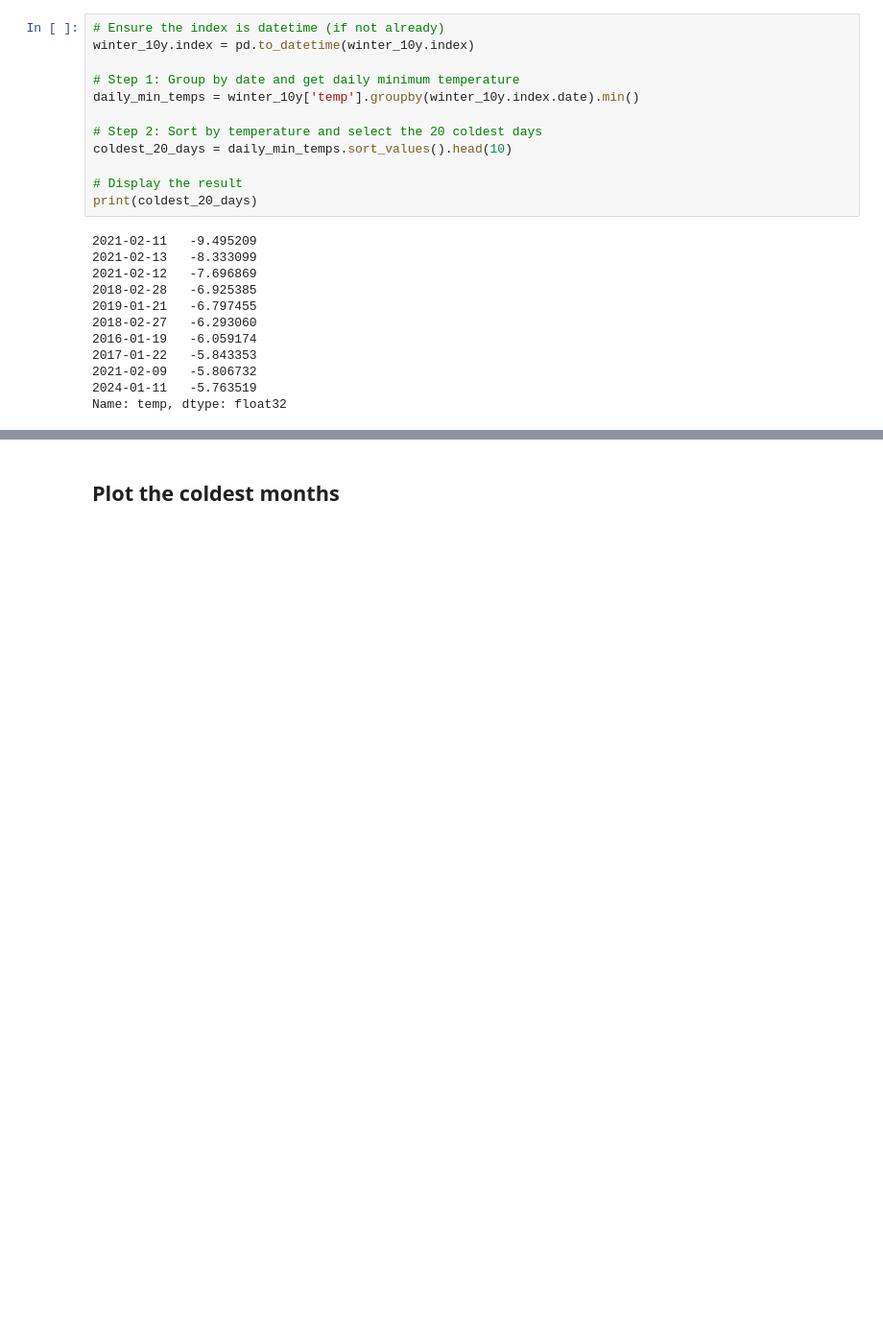
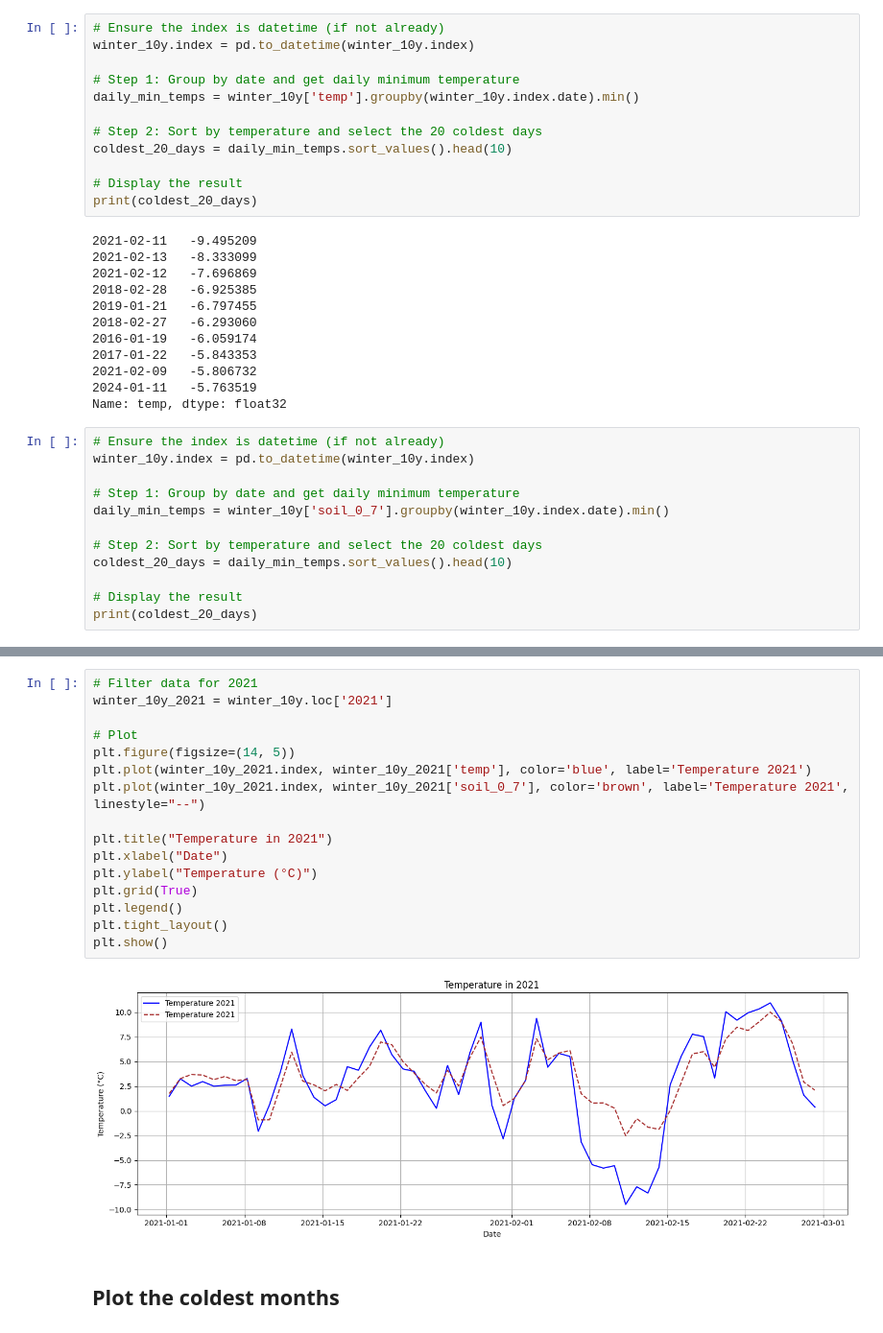
Before and after one commit to wiggle-bin/wiggle-research, a Jupyter notebook: wiggle-bin-weather-assesment.ipynb, the cells around one changed output, grey strips where cells are left out. Shown: that part at 96% size. Cells and saved outputs as stored; diff of their text form; blank space fills up the shorter version.

```diff
--- a/wiggle-bin-weather-assesment.ipynb
+++ b/wiggle-bin-weather-assesment.ipynb
@@ -87,3 +70,15 @@ print(coldest_20_days)
 2021-02-09   -5.806732
 2024-01-11   -5.763519
 Name: temp, dtype: float32
+# %%
+# Ensure the index is datetime (if not already)
+winter_10y.index = pd.to_datetime(winter_10y.index)
+
+# Step 1: Group by date and get daily minimum temperature
+daily_min_temps = winter_10y['soil_0_7'].groupby(winter_10y.index.date).min()
+
+# Step 2: Sort by temperature and select the 20 coldest days
+coldest_20_days = daily_min_temps.sort_values().head(10)
+
+# Display the result
+print(coldest_20_days)
@@ -90,3 +97,21 @@ Name: temp, dtype: float32
+# %%
+# Filter data for 2021
+winter_10y_2021 = winter_10y.loc['2021']
+
+# Plot
+plt.figure(figsize=(14, 5))
+plt.plot(winter_10y_2021.index, winter_10y_2021['temp'], color='blue', label='Temperature 2021')
+plt.plot(winter_10y_2021.index, winter_10y_2021['soil_0_7'], color='brown', label='Temperature 2021', linestyle="--")
+
+plt.title("Temperature in 2021")
+plt.xlabel("Date")
+plt.ylabel("Temperature (°C)")
+plt.grid(True)
+plt.legend()
+plt.tight_layout()
+plt.show()
+# %% [output]
+[figure, new version]
 # %% [markdown]
 ## Plot the coldest months
 # %%
```
Also changed, not shown: parts of 12 cells of this notebook.
